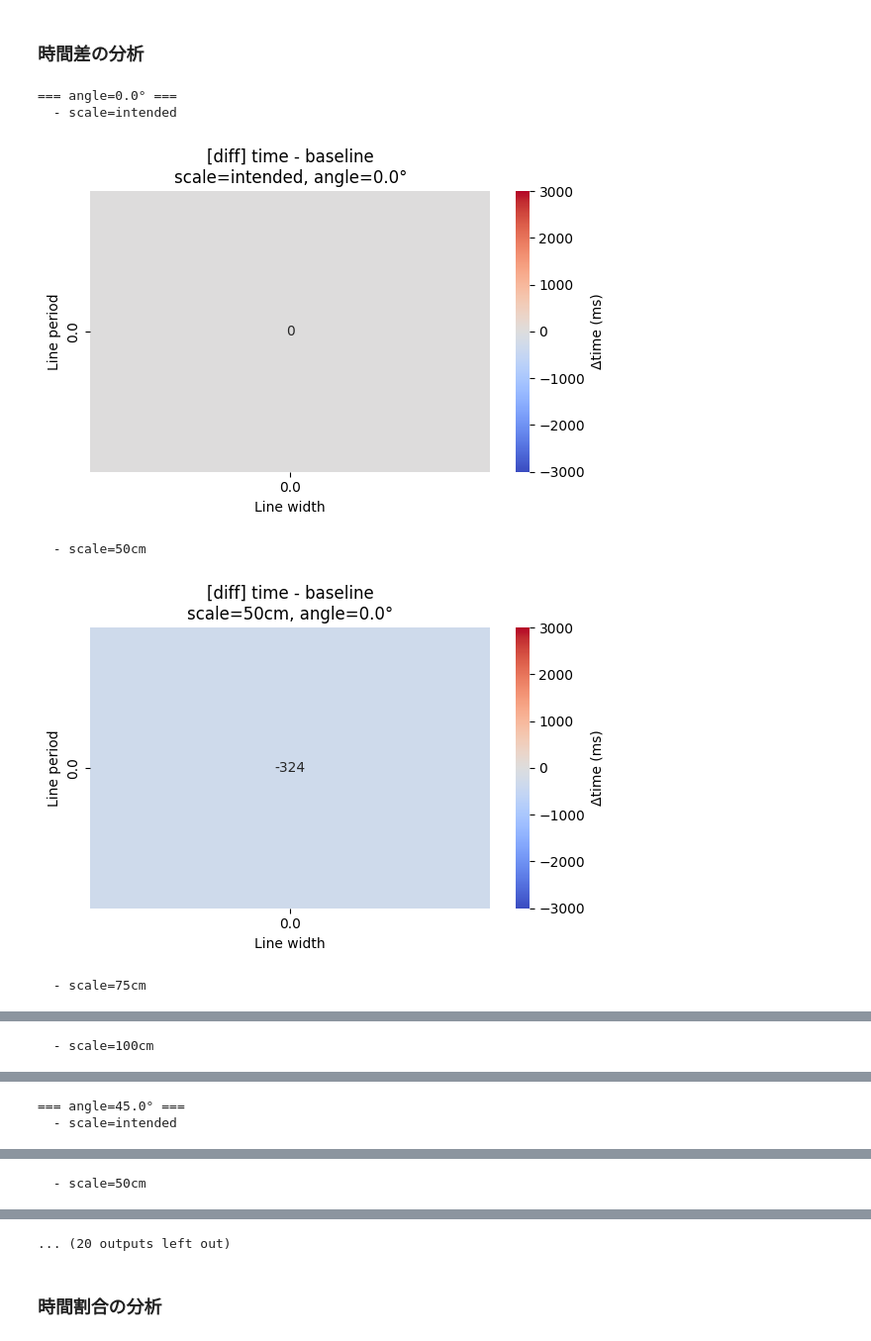
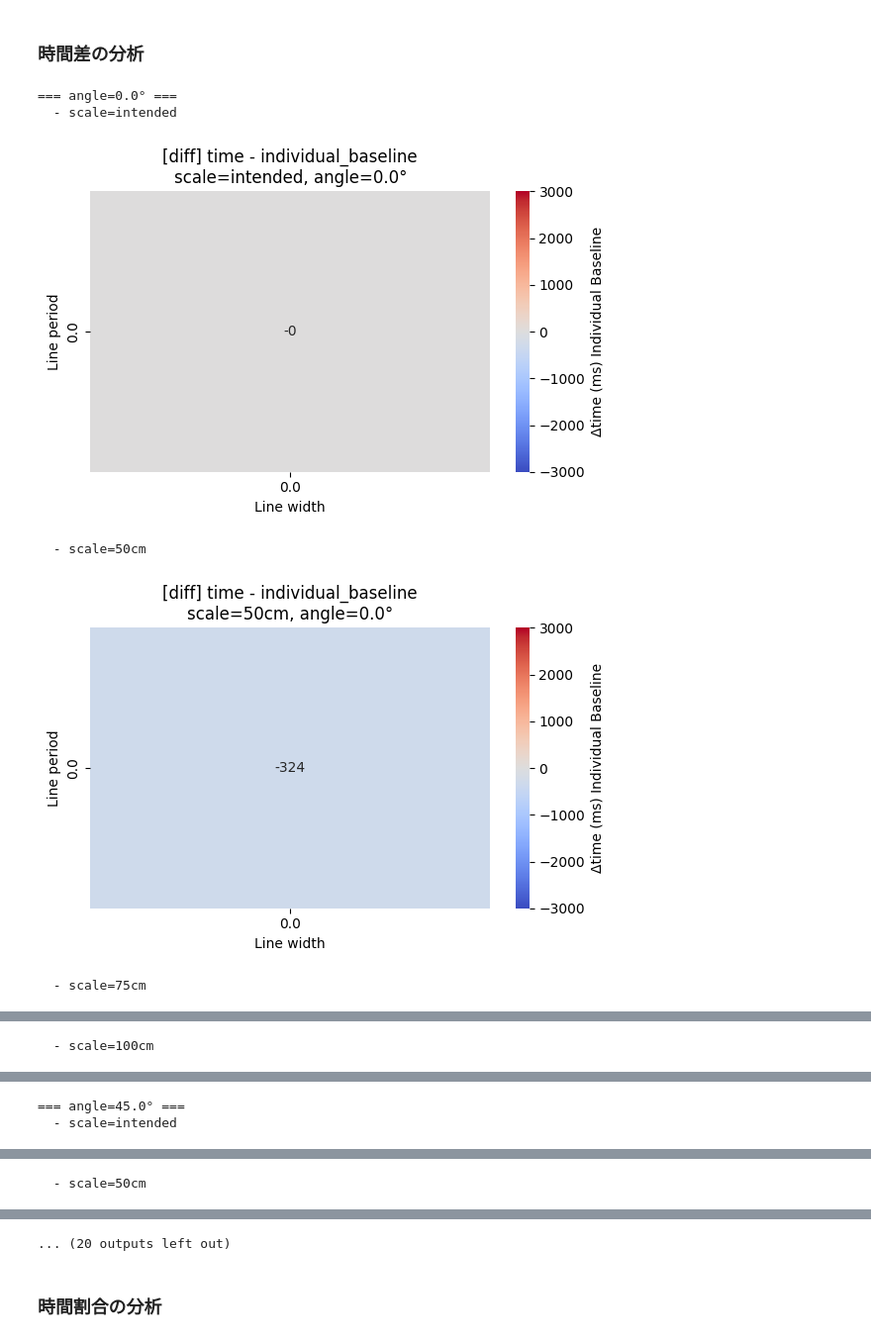
Before and after one commit to yamashitaryoya/Stripe_experiment, a Jupyter notebook: ex_1/analyze.ipynb, the cells around one changed output, grey strips where cells are left out. Shown at 99% size. Cells and saved outputs as stored; diff of their text form; code cells hidden in the pictures.

```diff
--- a/ex_1/analyze.ipynb
+++ b/ex_1/analyze.ipynb
@@ -162,17 +162,20 @@ for file_name in csv_files:
     temp_df = pd.read_csv(file_path)
     df = pd.concat([df, temp_df], ignore_index=True)
 
-#不正解のデータを削除
-for data in df['TorF']:
-    if data == 'F':
-        df = df.drop(df[df['TorF'] == data].index)
+#正解のデータのみ使用
+df = df[df['TorF'] == 'T'].copy()
 
-baseline_df = df[(df["scale"] == "intended") & (df["line_width"] == 0.0)]
-if len(baseline_df) == 0:
-    raise ValueError("baseline(scale='intended', line_width=0.0) が存在しません。")
+# ベースライン条件の定義
+baseline_condition = (df["scale"] == "intended") & (df["line_width"] == 0.0)
 
-baseline_time = baseline_df["time"].mean()
-print(f"baseline_time = {baseline_time:.2f} ms\n")
+# 被験者IDごとにベースライン時間の平均を算出
+participant_baselines = df[baseline_condition].groupby('participant_id')['time'].mean()
+
+print("=== Participant Baselines ===")
+print(participant_baselines)
+
+# 元のデータフレームに個別のベースライン時間をマッピング
+df['individual_baseline'] = df['participant_id'].map(participant_baselines)
 
 scale_order = ["intended", "50cm", "75cm", "100cm"]
 # %% [output]
@@ -180,6 +197,9 @@ baseline_time = 3190.56 ms
 # %% [markdown]
 ### 時間差の分析
 # %%
+# ベースラインとの差分を計算 (Delta time)
+df['time_diff'] = df['time'] - df['individual_baseline']
+
 for angle in sorted(df["angle"].unique()):
     print(f"=== angle={angle}° ===")
 
@@ -194,41 +214,39 @@ for angle in sorted(df["angle"].unique()):
             continue
 
         # --- 平均値 pivot ---
         pivot_mean = sub.pivot_table(
             index="period",
             columns="line_width",
-            values="time",
+            values="time_diff",
             aggfunc="mean"
         )
 
         if pivot_mean.isna().all().all():
             print("    pivot が NaN → skip")
+            continue
 
-        # -----------------------------
-        # ① baseline との差分
-        # -----------------------------
-        diff = pivot_mean - baseline_time
+        diff = pivot_mean
 
         plt.figure(figsize=(6, 4))
         sns.heatmap(
             diff,
             vmax=3000,
             vmin=-3000,
             annot=True,
             fmt=".0f",
             cmap="coolwarm",
             center=0,
-            cbar_kws={'label': 'Δtime (ms)'}
+            cbar_kws={'label': 'Δtime (ms) Individual Baseline'}
         )
-        plt.title(f"[diff] time - baseline\nscale={scale}, angle={angle}°")
+        plt.title(f"[diff] time - individual_baseline\nscale={scale}, angle={angle}°")
         plt.xlabel("Line width")
         plt.ylabel("Line period")
         plt.tight_layout()
         plt.show()
 # %% [output]
 === angle=0.0° ===
   - scale=intended
-[figure, old version]
+[figure, new version]
   - scale=50cm
-[figure, old version]
+[figure, new version]
   - scale=75cm
```
Also changed, not shown: parts of 5 cells of this notebook, 10 other files.
